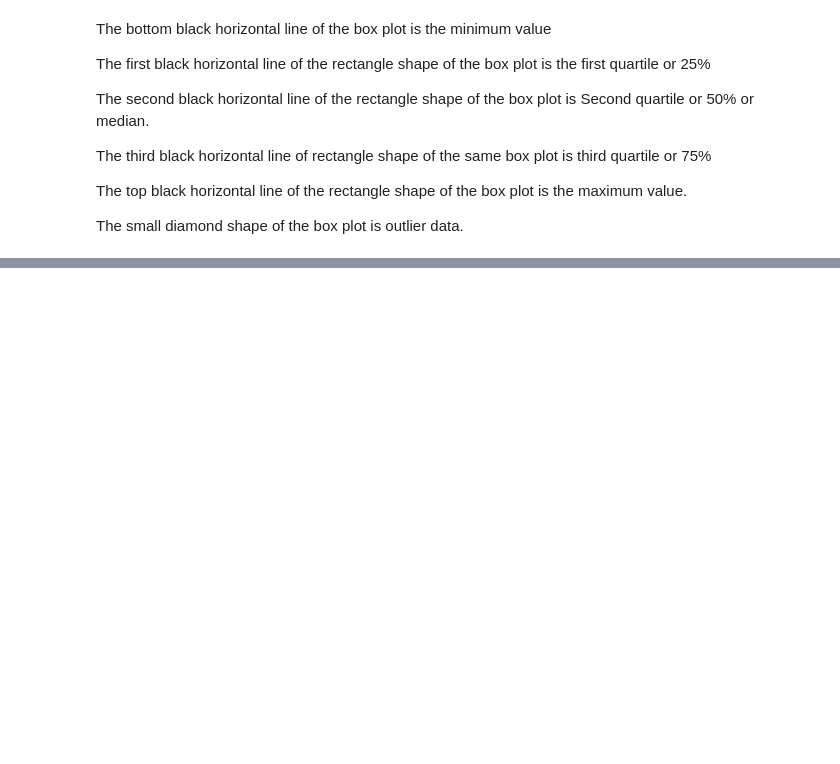
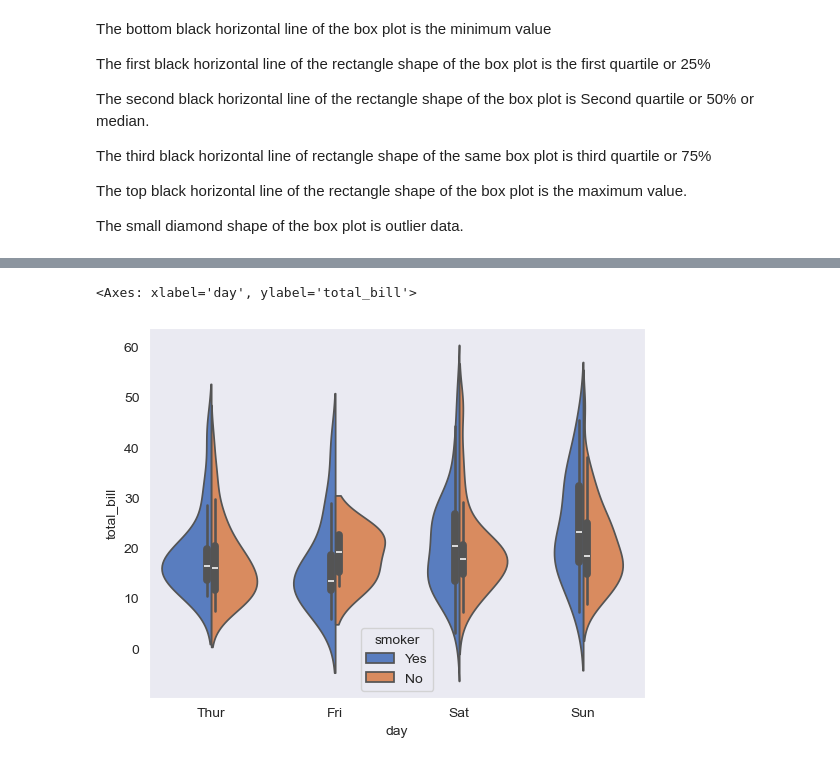
Before and after one commit to AwaisManzoor326/seaborn, a Jupyter notebook: 08_seaborn_plots.ipynb, the cells around one changed output, grey strips where cells are left out. Cells and saved outputs as stored; diff of their text form; code cells hidden in the pictures; blank space fills up the shorter version.

```diff
--- a/08_seaborn_plots.ipynb
+++ b/08_seaborn_plots.ipynb
@@ -90,0 +105,5 @@ The small diamond shape of the box plot is outlier data.
+# %%
+sns.violinplot(x="day", y="total_bill", hue="smoker", data=tips, palette="muted", split=True)
+# %% [output]
+<Axes: xlabel='day', ylabel='total_bill'>
+[figure, added]
```
Also changed, not shown: parts of 3 cells of this notebook.
